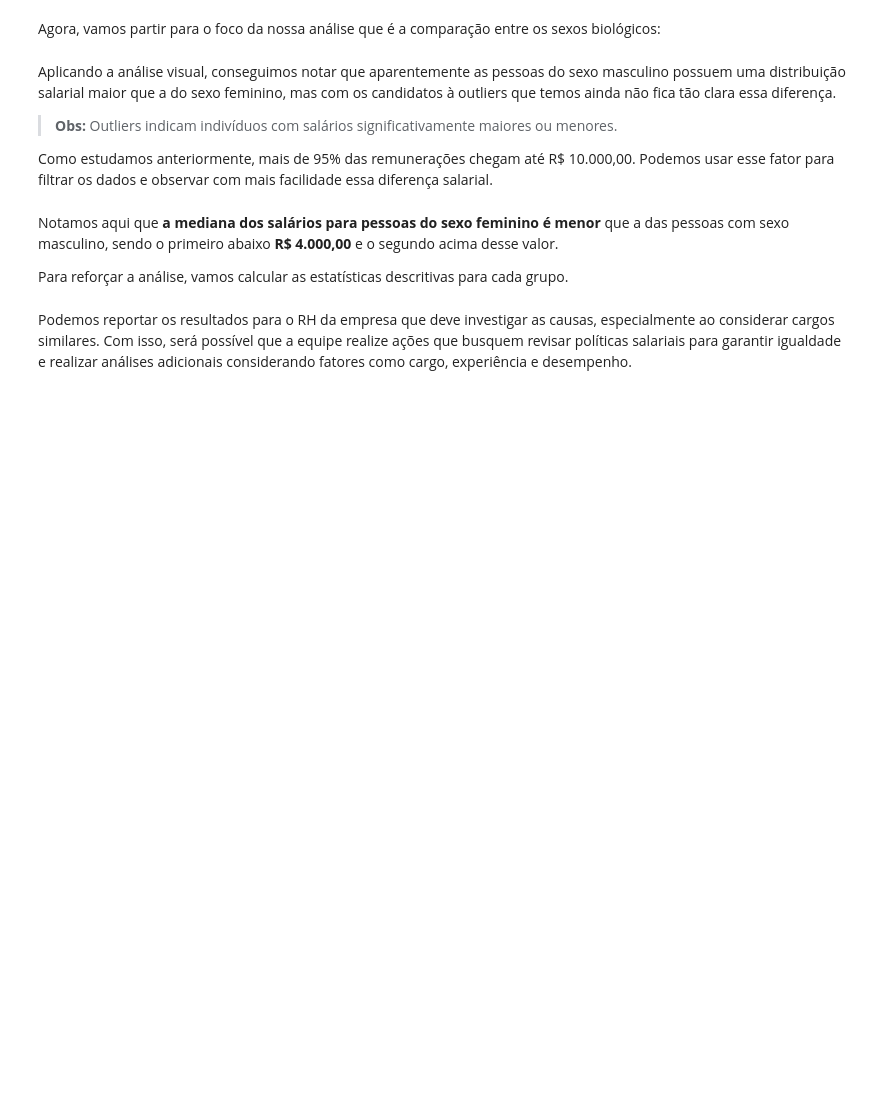
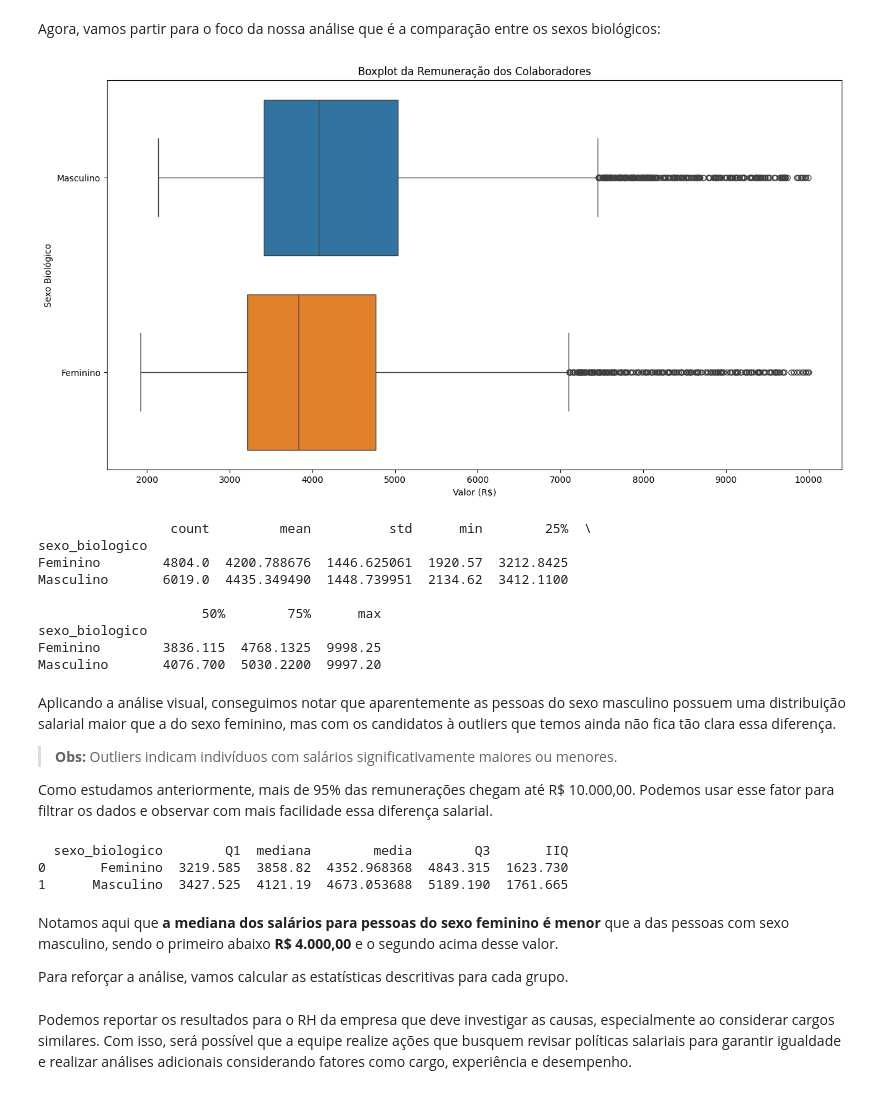
Before and after one commit to junior-vs/studio-ai-python, a Jupyter notebook: course/JupyterProject/estatistica/curso01/estatistica_Python_frequencias_e_medidas.ipynb, the cells around one changed output. Cells and saved outputs as stored; diff of their text form; code cells hidden in the pictures; blank space fills up the shorter version.

```diff
--- a/course/JupyterProject/estatistica/curso01/estatistica_Python_frequencias_e_medidas.ipynb
+++ b/course/JupyterProject/estatistica/curso01/estatistica_Python_frequencias_e_medidas.ipynb
@@ -1336,11 +1433,51 @@ Para sabermos os valores de cada elemento do boxplot, podemos utilizar as funç
 # %% [markdown]
 Agora, vamos partir para o foco da nossa análise que é a comparação entre os sexos biológicos:
+# %%
+colaboradores_filtrados = colaboradores.copy()
+colaboradores_filtrados = colaboradores_filtrados[colaboradores_filtrados['remuneracao'] <=10e3]
+colaboradores_filtrados.head()
+plt.figure(figsize=(15, 8))
+sns.boxplot(x='remuneracao', y='sexo_biologico' , data=colaboradores_filtrados, hue='sexo_biologico')
+
+plt.title('Boxplot da Remuneração dos Colaboradores')
+plt.xlabel('Valor (R$)')
+plt.ylabel('Sexo Biológico')
+
+plt.show()
+# Agrupa os dados por 'sexo_biologico' e calcula as estatísticas para a coluna 'remuneracao'
+estatisticas_por_sexo = colaboradores_filtrados.groupby('sexo_biologico')['remuneracao'].describe()
+
+print(estatisticas_por_sexo)
+# %% [output]
+[figure, added]
+                 count         mean          std      min        25%  \
+sexo_biologico
+Feminino        4804.0  4200.788676  1446.625061  1920.57  3212.8425
+Masculino       6019.0  4435.349490  1448.739951  2134.62  3412.1100
+
+                     50%        75%      max
+sexo_biologico
+Feminino        3836.115  4768.1325  9998.25
+Masculino       4076.700  5030.2200  9997.20
 # %% [markdown]
 Aplicando a análise visual, conseguimos notar que aparentemente as pessoas do sexo masculino possuem uma distribuição salarial maior que a do sexo feminino, mas com os candidatos à outliers que temos ainda não fica tão clara essa diferença.
 
 > **Obs:** Outliers indicam indivíduos com salários significativamente maiores ou menores.
 
 Como estudamos anteriormente, mais de 95% das remunerações chegam até R$ 10.000,00. Podemos usar esse fator para filtrar os dados e observar com mais facilidade essa diferença salarial.
+# %%
+estat_remuneracao = colaboradores.groupby('sexo_biologico')['remuneracao'].agg(
+    Q1 = lambda x: x.quantile(0.25),
+    mediana = 'median',
+    media = 'mean',
+    Q3 = lambda x: x.quantile(0.75),
+    IIQ = lambda x: x.quantile(0.75) - x.quantile(0.25)
+).reset_index()
+print(estat_remuneracao)
+# %% [output]
+  sexo_biologico        Q1  mediana        media        Q3       IIQ
+0       Feminino  3219.585  3858.82  4352.968368  4843.315  1623.730
+1      Masculino  3427.525  4121.19  4673.053688  5189.190  1761.665
 # %% [markdown]
 Notamos aqui que **a mediana dos salários para pessoas do sexo feminino é menor** que a das pessoas com sexo masculino, sendo o primeiro abaixo **R$ 4.000,00** e o segundo acima desse valor.
 
```
Also changed, not shown: parts of 5 cells of this notebook.
